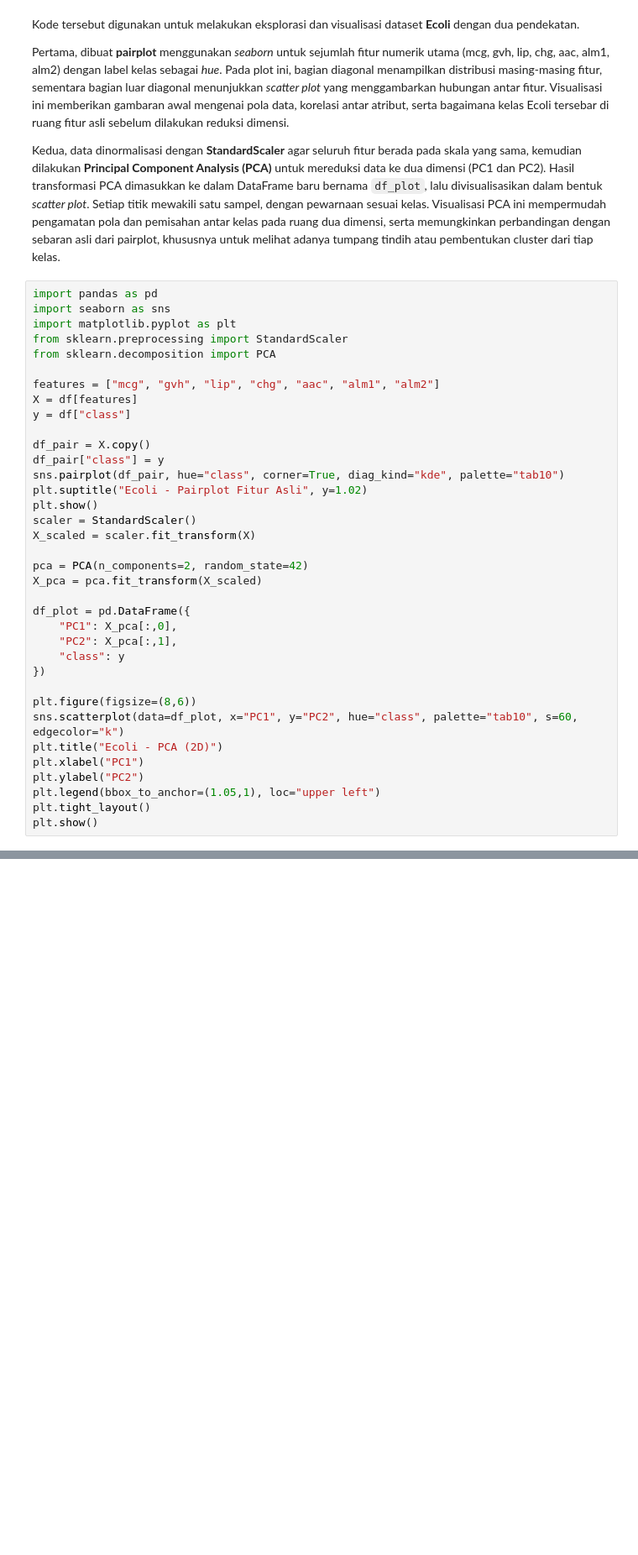
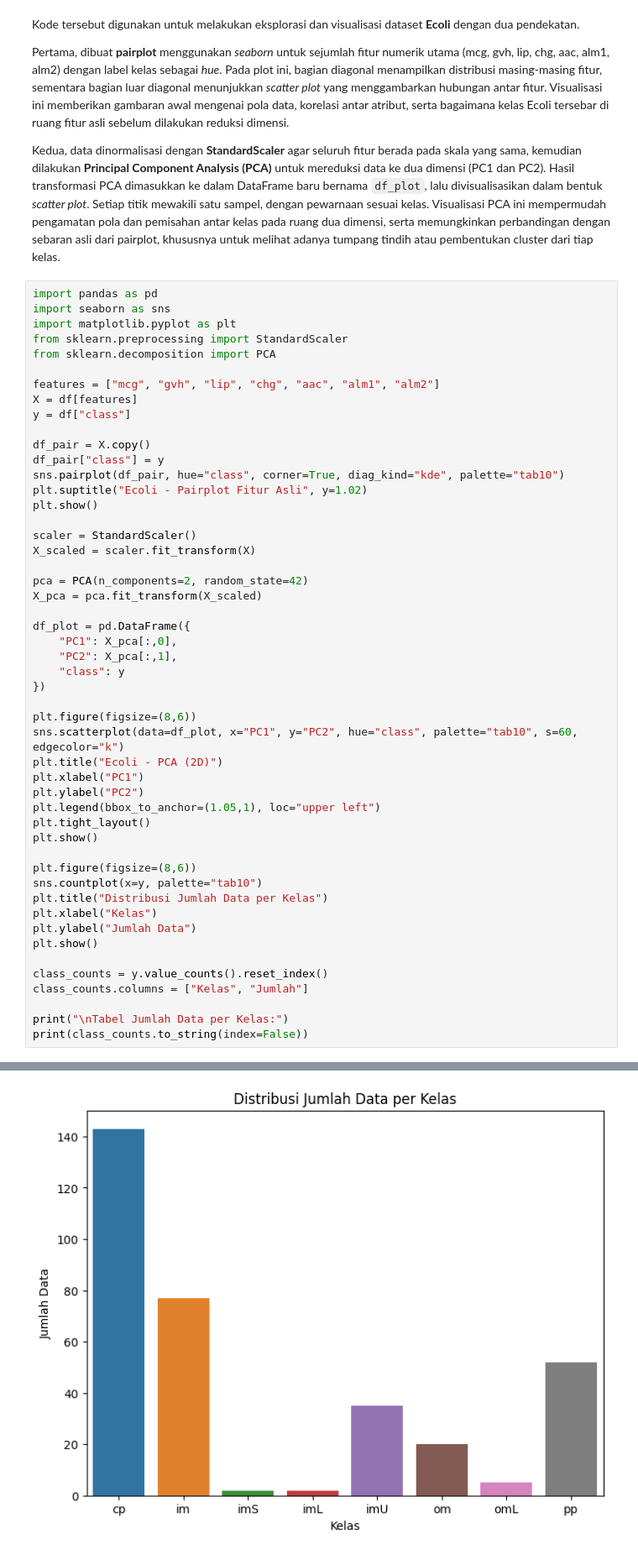
Before and after one commit to NurilAnjarRoyani/PSD, a Jupyter notebook: _sources/Penyeimbangan_Dataset.ipynb, the cells around one changed output, grey strips where cells are left out. Shown at 84% size. Saved outputs shown, nothing was run; the diff lists cells and outputs as text; blank space fills up the shorter version.

```diff
--- a/_sources/Penyeimbangan_Dataset.ipynb
+++ b/_sources/Penyeimbangan_Dataset.ipynb
@@ -87,6 +105,7 @@ df_pair["class"] = y
 sns.pairplot(df_pair, hue="class", corner=True, diag_kind="kde", palette="tab10")
 plt.suptitle("Ecoli - Pairplot Fitur Asli", y=1.02)
 plt.show()
+
 scaler = StandardScaler()
 X_scaled = scaler.fit_transform(X)
 
@@ -107,6 +126,19 @@ plt.ylabel("PC2")
 plt.legend(bbox_to_anchor=(1.05,1), loc="upper left")
 plt.tight_layout()
 plt.show()
+
+plt.figure(figsize=(8,6))
+sns.countplot(x=y, palette="tab10")
+plt.title("Distribusi Jumlah Data per Kelas")
+plt.xlabel("Kelas")
+plt.ylabel("Jumlah Data")
+plt.show()
+
+class_counts = y.value_counts().reset_index()
+class_counts.columns = ["Kelas", "Jumlah"]
+
+print("\nTabel Jumlah Data per Kelas:")
+print(class_counts.to_string(index=False))
 # %% [output]
 [figure]
 [figure]
@@ -112,0 +148 @@ plt.show()
+[figure, added]
```
Also changed, not shown: parts of 33 cells of this notebook, 13 other files.
